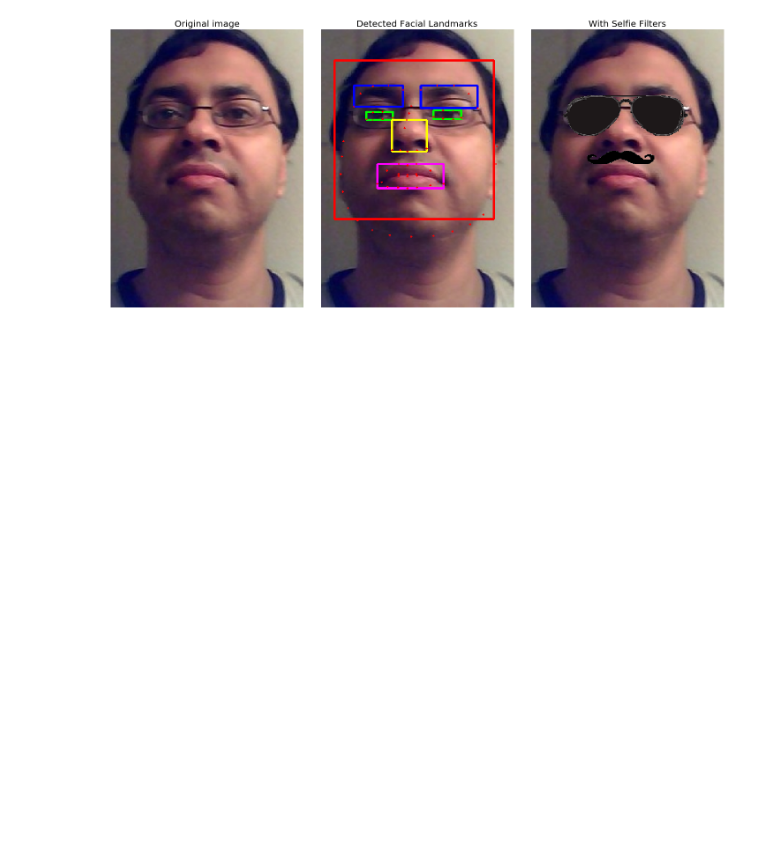
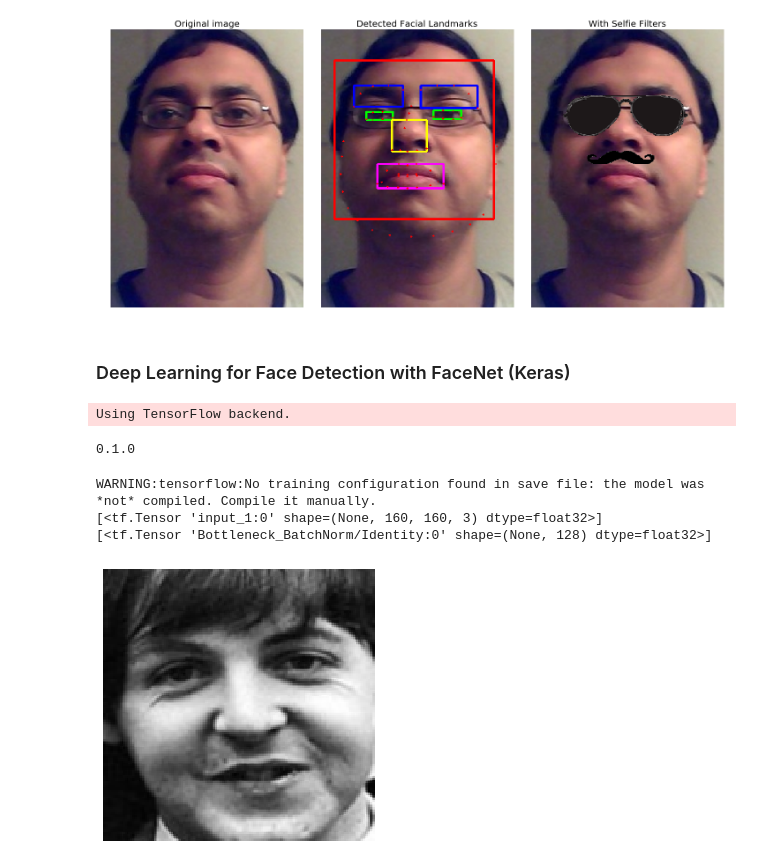
Before and after one commit to PacktPublishing/Python-Image-Processing-Cookbook, a Jupyter notebook: Chapter 09/Chapter09.ipynb, the cells around one changed output. Cells and saved outputs as stored; diff of their text form; code cells hidden in the pictures; blank space fills up the shorter version.

```diff
--- a/Chapter 09/Chapter09.ipynb
+++ b/Chapter 09/Chapter09.ipynb
@@ -97,3 +97,71 @@ plt.tight_layout()
 plt.show()
 # %% [output]
 [figure]
+# %% [markdown]
+### Deep Learning for Face Detection with FaceNet (Keras)
+# %%
+#https://machinelearningmastery.com/how-to-develop-a-face-recognition-system-using-facenet-in-keras-and-an-svm-classifier/
+# googleimagesdownload --keywords "Euler" --limit 20
+%matplotlib inline
+#from keras.models import load_model
+from tensorflow.keras.models import load_model
+#!pip install mtcnn
+import mtcnn
+# print version
+print(mtcnn.__version__)
+from mtcnn.mtcnn import MTCNN
+from sklearn.metrics import accuracy_score
+from sklearn.preprocessing import LabelEncoder
+from sklearn.preprocessing import Normalizer
+from sklearn.svm import SVC
+from skimage.io import imread
+from skimage.color import rgb2gray, gray2rgb
+from skimage.transform import resize
+import numpy as np
+import matplotlib.pylab as plt
+import os
+# %% [output]
+Using TensorFlow backend.
+0.1.0
+# %%
+# https://stackoverflow.com/questions/47068709/your-cpu-supports-instructions-that-this-tensorflow-binary-was-not-compiled-to-u
+# example of loading the keras facenet model
+# https://drive.google.com/drive/folders/12aMYASGCKvDdkygSv1yQq8ns03AStDO_
+# load the model
+os.environ['TF_CPP_MIN_LOG_LEVEL'] = '2'
+model = load_model('models/facenet_keras.h5')
+# summarize input and output shape
+print(model.inputs)
+print(model.outputs)
+# %% [output]
+WARNING:tensorflow:No training configuration found in save file: the model was *not* compiled. Compile it manually.
+[<tf.Tensor 'input_1:0' shape=(None, 160, 160, 3) dtype=float32>]
+[<tf.Tensor 'Bottleneck_BatchNorm/Identity:0' shape=(None, 128) dtype=float32>]
+# %%
+# extract a single face from a given photograph
+def extract_face(image_file, required_size=(160, 160)):
+    # load image from file
+    image = imread(image_file)
+    #print(image_file, image.shape)
+    if len(image.shape) < 3: image = gray2rgb(image)
+    else: image = image[...,:3]
+    # create the detector, using default weights
+    detector = MTCNN()
+    # detect faces in the image
+    results = detector.detect_faces(image)
+    # extract the bounding box from the first face
+    x1, y1, width, height = results[0]['box']
+    # bug fix
+    x1, y1 = abs(x1), abs(y1)
+    x2, y2 = x1 + width, y1 + height
+    # extract the face
+    face = image[y1:y2, x1:x2]
+    # resize pixels to the model size
+    return resize(face, required_size)
+
+face = extract_face('images/beatles.png')
+plt.figure(figsize=(5,5))
+plt.imshow(face), plt.axis('off')
+plt.show()
+# %% [output]
+[figure, added]
```
Also changed, not shown: parts of 6 cells of this notebook, 32 other files.
